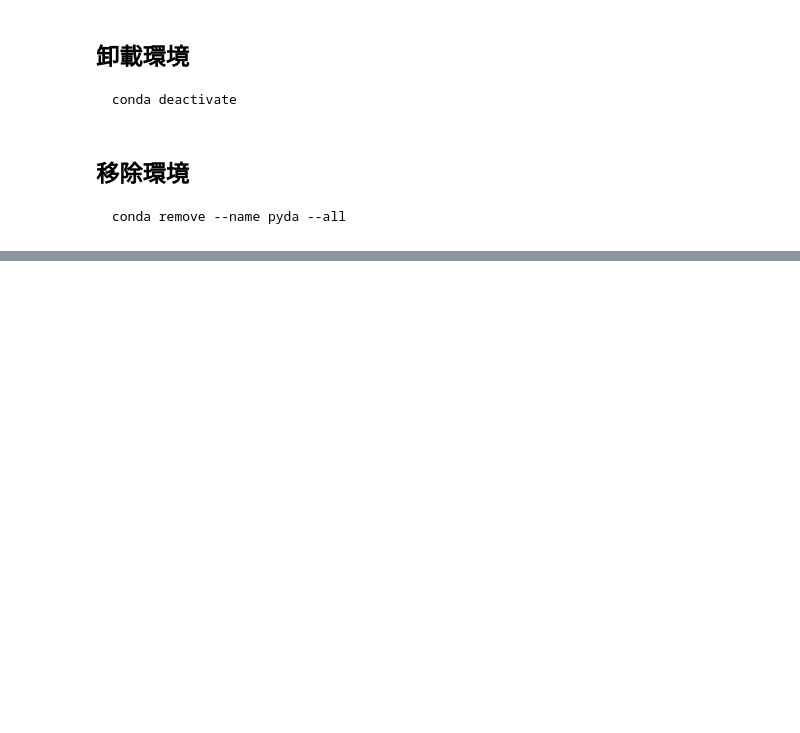
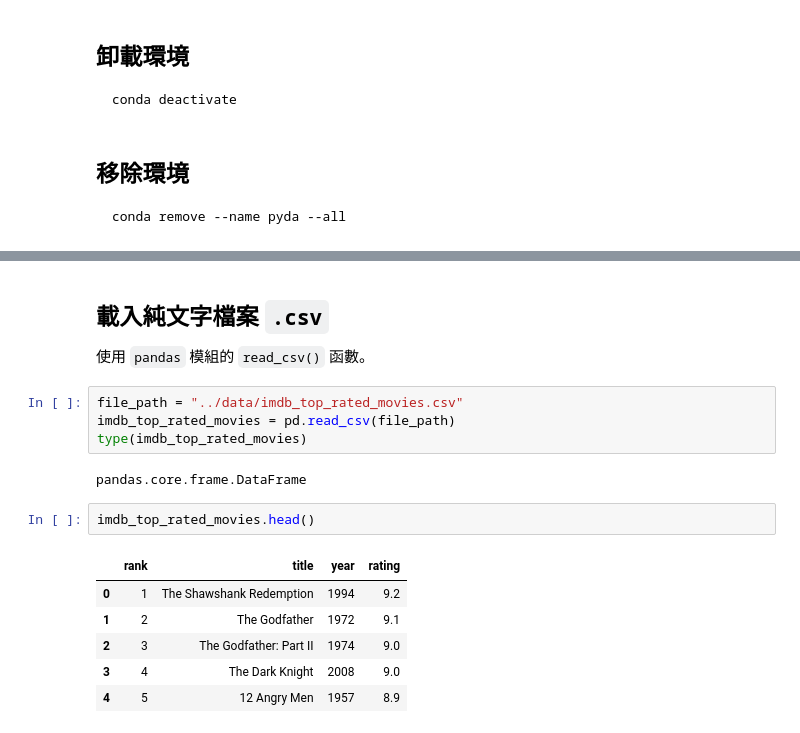
Before and after one commit to datainpoint/classroom-data-analysis-with-python, a Jupyter notebook: 00-python-tips/lecture.ipynb, the cells around one changed output, grey strips where cells are left out. Saved outputs shown, nothing was run; the diff lists cells and outputs as text; blank space fills up the shorter version.

```diff
--- a/00-python-tips/lecture.ipynb
+++ b/00-python-tips/lecture.ipynb
@@ -301,0 +367,19 @@ conda remove --name pyda --all
+# %% [markdown]
+## 載入純文字檔案 `.csv`
+
+使用 `pandas` 模組的 `read_csv()` 函數。
+# %%
+file_path = "../data/imdb_top_rated_movies.csv"
+imdb_top_rated_movies = pd.read_csv(file_path)
+type(imdb_top_rated_movies)
+# %% [output]
+pandas.core.frame.DataFrame
+# %%
+imdb_top_rated_movies.head()
+# %% [output]
+|  | rank | title | year | rating |
+| 0 | 1 | The Shawshank Redemption | 1994 | 9.2 |
+| 1 | 2 | The Godfather | 1972 | 9.1 |
+| 2 | 3 | The Godfather: Part II | 1974 | 9.0 |
+| 3 | 4 | The Dark Knight | 2008 | 9.0 |
+| 4 | 5 | 12 Angry Men | 1957 | 8.9 |
```
Also changed, not shown: parts of 16 cells of this notebook, 1 other file.
